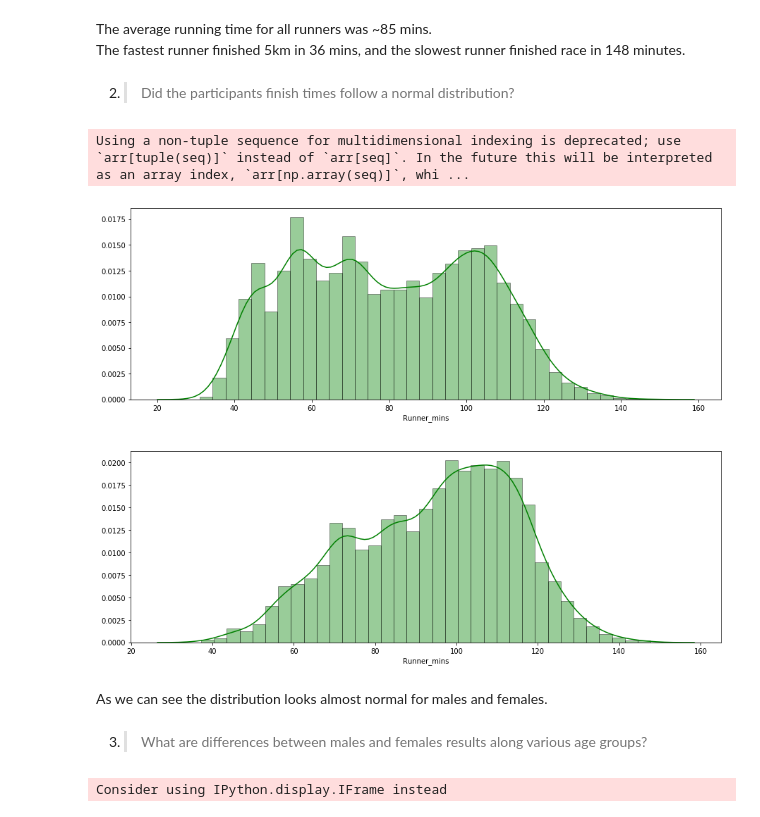
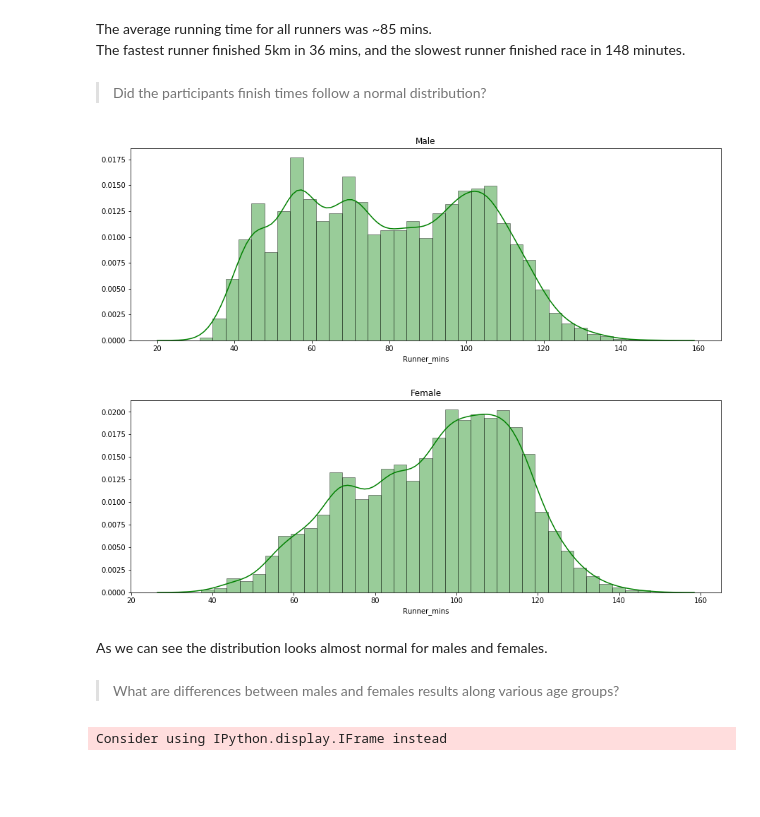
Before and after one commit to klistiano/bieg_niepodleglosci_analysis, a Jupyter notebook: Race_analysis.ipynb, the cells around one changed output. Saved outputs shown, nothing was run; the diff lists cells and outputs as text; code cells hidden in the pictures; blank space fills up the shorter version.

Commit message:
Added distribution chart

```diff
--- a/Race_analysis.ipynb
+++ b/Race_analysis.ipynb
@@ -289,7 +289,7 @@ df_table2.head(3)
 # %%
 proper_columns = {'[': 'Index', 'Msc': 'Place', 'Nr': 'Number', 'Kraj': 'Country', 'M' : 'Male',
                   'ImięNazwisko':'Runner_name', 'Kat':'Category', 'Klub' : 'Club', 'K' : 'Female',
-                  'Rok' : 'Year', 'MiejsceWKat': 'Place_in_cat', 'Wynik' : 'Score_time',
+                  'Rok' : 'Year', 'MiejsceWKat': 'Place_in_cat', 'Wynik' : 'Score_time', 'Miejscowość': 'City',
                   'Netto]': 'Netto'}
 
 df_table2.rename(columns=proper_columns, inplace=True)
@@ -329,10 +329,11 @@ K60       69
 M70+      50
 K70+       3
 Name: Category, dtype: int64
-# %%
-df_table3['Miejscowość'] = df_table3['Miejscowość'].astype(str)
+# %%
+df_table3['City'] = df_table3['City'].astype(str)
+df_table3['Category'] = df_table3['Category'].astype(str)
 # %%
-df_table3.loc[:,('Miejscowość')] = df_table3.loc[:,('Miejscowość')].apply(lambda x: x.title())
+df_table3.loc[:,('City')] = df_table3.loc[:,('City')].apply(lambda x: x.title())
 # %%
 df_table3['Male'] = df_table3['Male'].apply(lambda x: 0 if x == '-' else 1)
 # %%
@@ -461,24 +480,26 @@ df_table3['Runner_mins'].describe(include=[np.number]).to_frame()
 # %% [markdown]
 The average running time for all runners was ~85 mins. <br> The fastest runner finished 5km in 36 mins, and the slowest runner finished race in 148 minutes.
 # %% [markdown]
-2. > Did the participants finish times follow a normal distribution?
+ > Did the participants finish times follow a normal distribution?
 # %%
+# Importing fig params
 from pylab import rcParams
 rcParams['figure.figsize'] = 15, 5
 
-
+# Creating hisgograms for males and females
 for x in 'Male Female'.split(' '):
-    k = df_table3[df_table3[str(x)] == 1]['Runner_mins']
-    ax = sns.distplot(k, hist=True, kde=True, rug=False, color='g', bins=35, hist_kws={'edgecolor':'black'})
+    gender = df_table3[df_table3[str(x)] == 1]['Runner_mins']
+    ax = sns.distplot(gender, hist=True, kde=True, rug=False,
+                      color='g', bins=35, hist_kws={'edgecolor':'black'})
+    plt.title(x)
     plt.show()
 # %% [output]
-Using a non-tuple sequence for multidimensional indexing is deprecated; use `arr[tuple(seq)]` instead of `arr[seq]`. In the future this will be interpreted as an array index, `arr[np.array(seq)]`, whi ...
-[figure, old version]
+[figure, new version]
-[figure, old version]
+[figure, new version]
 # %% [markdown]
 As we can see the distribution looks almost normal for males and females.
 # %% [markdown]
-3. > What are differences between males and females results along various age groups?
+> What are differences between males and females results along various age groups?
 # %%
 import plotly.plotly as py
 import plotly.graph_objs as go
```
Also changed, not shown: parts of 22 cells of this notebook.
